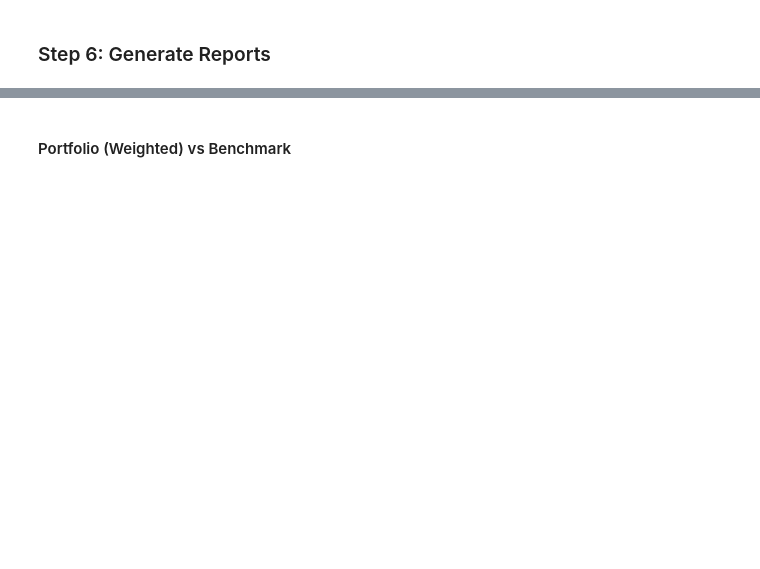
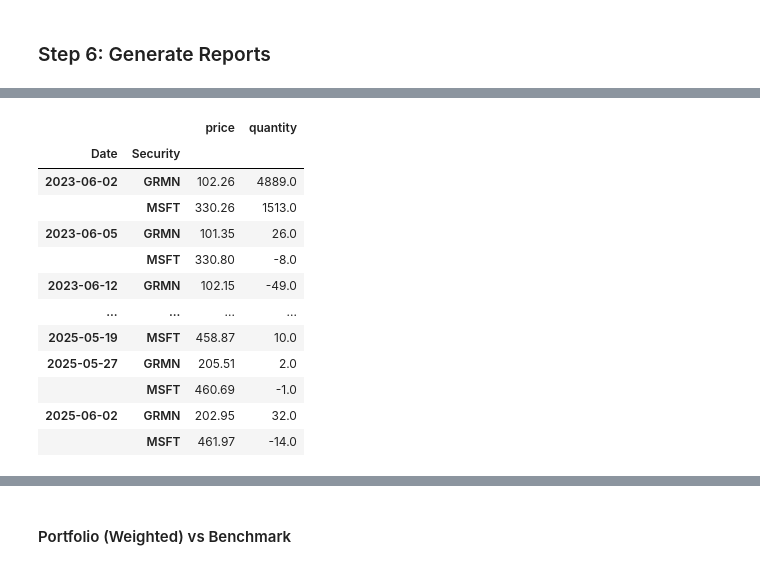
Before and after one commit to renan-peres/mfin-algo-trading-team, a Jupyter notebook: 04_benchmark_comparison_short_term.ipynb, the cells around one changed output, grey strips where cells are left out. Cells and saved outputs as stored; diff of their text form; code cells hidden in the pictures; blank space fills up the shorter version.

```diff
--- a/04_benchmark_comparison_short_term.ipynb
+++ b/04_benchmark_comparison_short_term.ipynb
@@ -208,2 +206,85 @@ Sharpe Ratio (Equal-Weight): 0.9030
 # %% [markdown]
 ### Step 6: Generate Reports
+# %%
+import bt
+import matplotlib.pyplot as plt
+
+# Create weights dictionary using portfolio_df instead of optimal_portfolio_df
+weights = {}
+for _, row in portfolio_df.iterrows():
+    ticker = row['Ticker']
+    weight = row['Weight']
+    weights[ticker] = weight
+
+print("Portfolio weights:")
+for ticker, weight in weights.items():
+    print(f"{ticker}: {weight:.4f}")
+
+# Pre-assign colors to tickers for consistency across all plots
+ticker_color_map = {}
+base_colors = ['#1f77b4', '#ff7f0e', '#2ca02c', '#d62728', '#9467bd', '#8c564b',
+               '#e377c2', '#7f7f7f', '#bcbd22', '#17becf', '#aec7e8', '#ffbb78']
+
+for i, ticker in enumerate(portfolio_tickers):
+    ticker_color_map[ticker] = base_colors[i % len(base_colors)]
+
+print("\nTicker color assignments:")
+for ticker, color in ticker_color_map.items():
+    print(f"{ticker}: {color}")
+
+# Create price data for bt (convert from quotes to prices)
+# Combine stock quotes and benchmark quotes
+all_quotes = test_set.copy()
+all_quotes[benchmark] = benchmark_quotes[benchmark]
+
+# Create bt strategies
+# Strategy 1 - Portfolio with quarterly rebalancing
+portfolio_strategy = bt.Strategy('Portfolio',
+                                [
+                                    bt.algos.RunWeekly(),  # Trading every 66 days (approx. quarterly)
+                                    bt.algos.SelectAll(),
+                                    bt.algos.WeighSpecified(**weights),
+                                    bt.algos.Rebalance()
+                                ])
+
+# Strategy 2 - Benchmark (buy and hold)
+benchmark_strategy = bt.Strategy(f'{benchmark}',
+                                [
+                                    bt.algos.RunWeekly(),
+                                    bt.algos.SelectThese([benchmark]),
+                                    bt.algos.WeighEqually(),
+                                    bt.algos.Rebalance()
+                                ])
+
+# Create backtests
+portfolio_test = bt.Backtest(portfolio_strategy, all_quotes[portfolio_tickers])
+benchmark_test = bt.Backtest(benchmark_strategy, all_quotes[[benchmark]])
+
+# Run backtests
+result = bt.run(portfolio_test, benchmark_test)
+result.set_riskfree_rate(risk_free_rate)
+
+# Show performance metrics
+result.display()
+display(result.get_transactions())
+
+# Plot weights over time using pre-assigned colors
+fig, ax = plt.subplots(figsize=(10, 6))
+
+# Get the weight data from the result - access it through the strategy result
+portfolio_result = result['Portfolio Strategy']
+
+ax.set_title('Portfolio Weights Over Time', fontsize=14, fontweight='bold')
+ax.set_ylabel('Weight', fontsize=12)
+ax.legend(loc='upper left', fontsize=10)
+ax.grid(True, alpha=0.3)
+plt.tight_layout()
+plt.show()
+
+# Plot cumulative returns comparison
+result.plot(figsize=(12, 8),
+           ylabel='Cumulative Returns',
+           title='Portfolio vs Benchmark Performance',
+           legend=True,
+           grid=True)
+# %% [output]
@@ -209,0 +315,13 @@ Sharpe Ratio (Equal-Weight): 0.9030
+|  |  | price | quantity |
+| Date | Security |  |  |
+| 2023-06-02 | GRMN | 102.26 | 4889.0 |
+|  | MSFT | 330.26 | 1513.0 |
+| 2023-06-05 | GRMN | 101.35 | 26.0 |
+|  | MSFT | 330.80 | -8.0 |
+| 2023-06-12 | GRMN | 102.15 | -49.0 |
+| ... | ... | ... | ... |
+| 2025-05-19 | MSFT | 458.87 | 10.0 |
+| 2025-05-27 | GRMN | 205.51 | 2.0 |
+|  | MSFT | 460.69 | -1.0 |
+| 2025-06-02 | GRMN | 202.95 | 32.0 |
+|  | MSFT | 461.97 | -14.0 |
```
Also changed, not shown: parts of 10 cells of this notebook, 9 other files.
